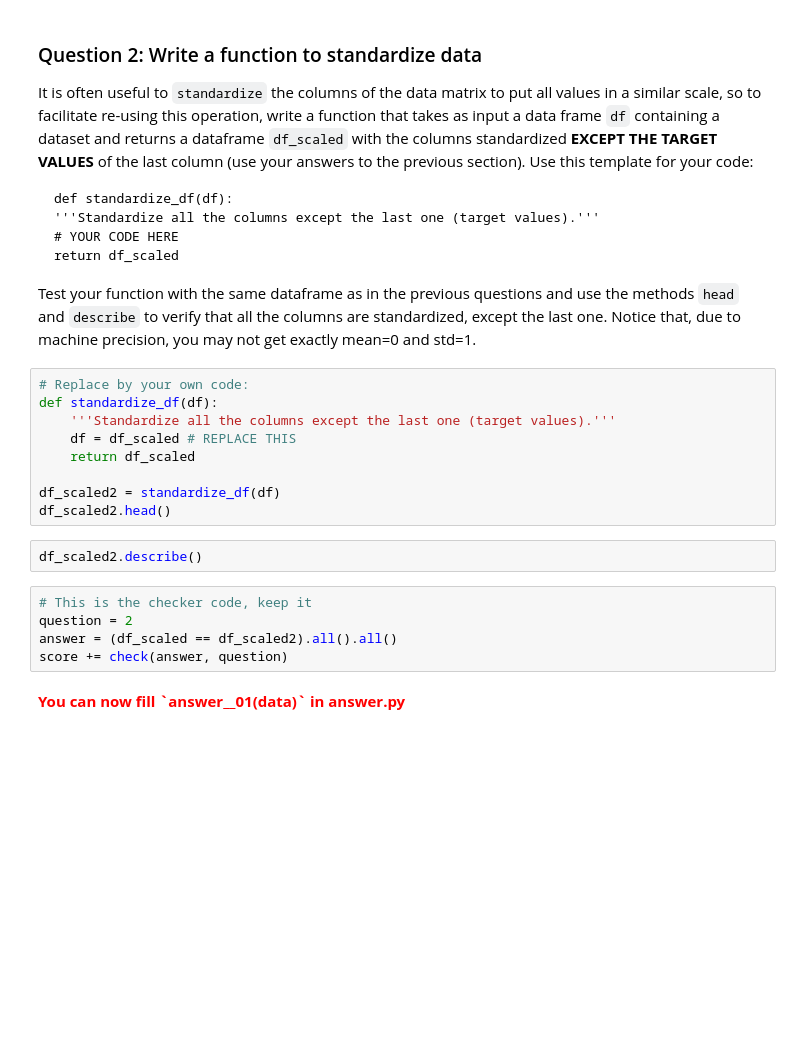
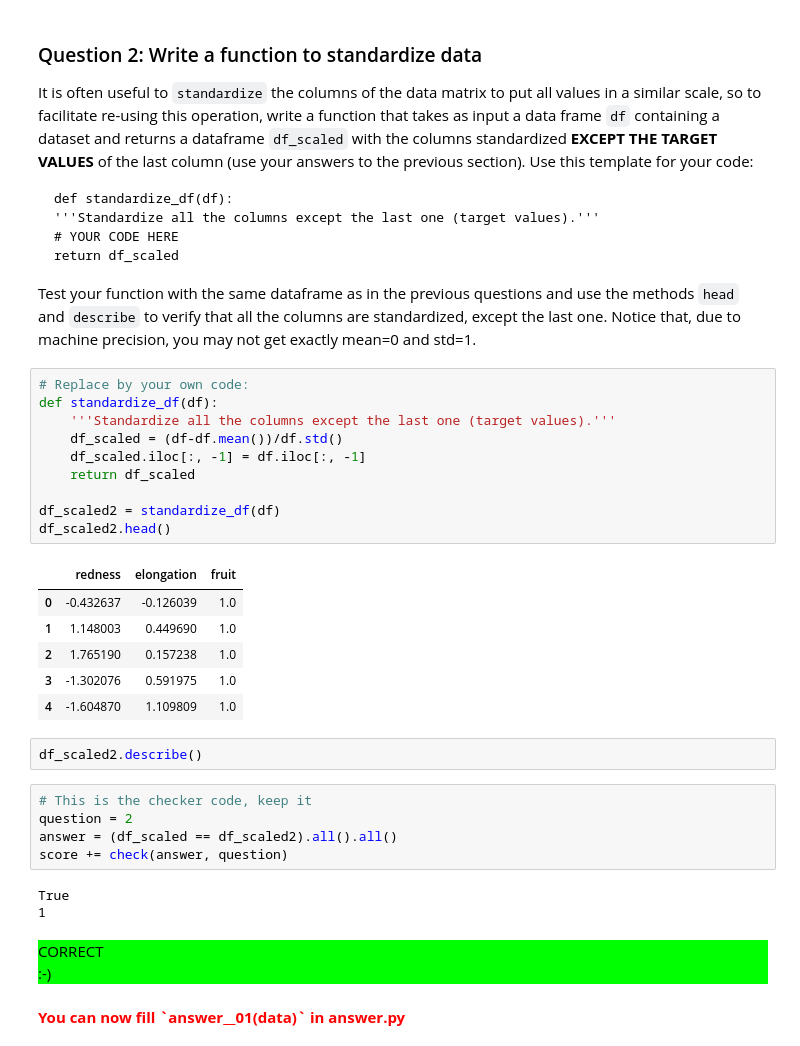
Before and after one commit to DaBeOh/info232, a Jupyter notebook: TP2/TP2.ipynb, the cells around one changed output. Cells and saved outputs as stored; diff of their text form; blank space fills up the shorter version.

```diff
--- a/TP2/TP2.ipynb
+++ b/TP2/TP2.ipynb
@@ -202,12 +202,20 @@ Test your function with the same dataframe as in the previous questions and use
 # %%
 # Replace by your own code:
 def standardize_df(df):
     '''Standardize all the columns except the last one (target values).'''
-    df = df_scaled # REPLACE THIS
+    df_scaled = (df-df.mean())/df.std()
+    df_scaled.iloc[:, -1] = df.iloc[:, -1]
     return df_scaled
 
 df_scaled2 = standardize_df(df)
 df_scaled2.head()
+# %% [output]
+|  | redness | elongation | fruit |
+| 0 | -0.432637 | -0.126039 | 1.0 |
+| 1 | 1.148003 | 0.449690 | 1.0 |
+| 2 | 1.765190 | 0.157238 | 1.0 |
+| 3 | -1.302076 | 0.591975 | 1.0 |
+| 4 | -1.604870 | 1.109809 | 1.0 |
 # %%
 df_scaled2.describe()
 # %%
@@ -215,6 +223,11 @@ df_scaled2.describe()
 question = 2
 answer = (df_scaled == df_scaled2).all().all()
 score += check(answer, question)
+# %% [output]
+True
+1
+CORRECT
+:-)
 # %% [markdown]
 <span style="color:red">
     <b>You can now fill `answer__01(data)` in answer.py</b>
```
Also changed, not shown: parts of 6 cells of this notebook.
